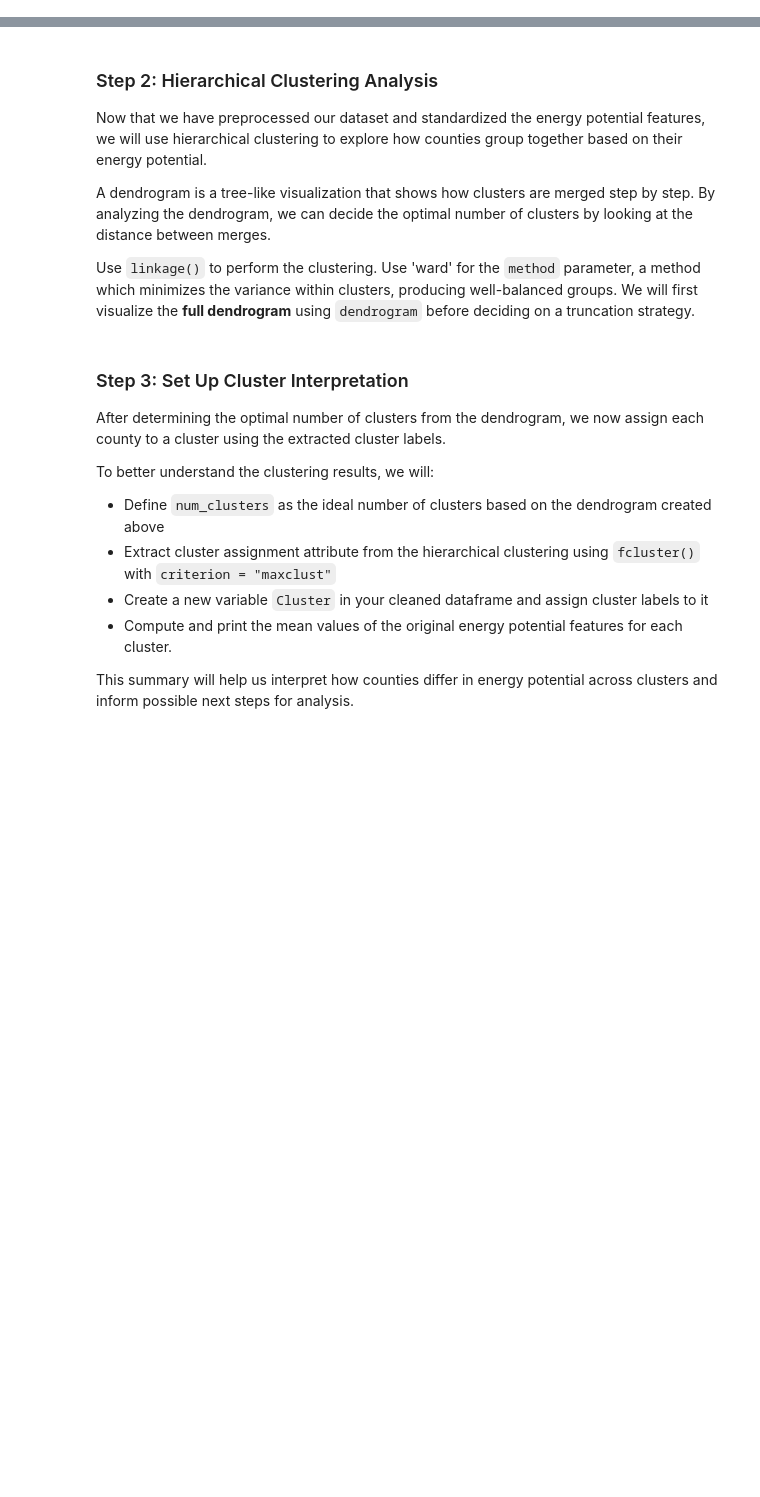
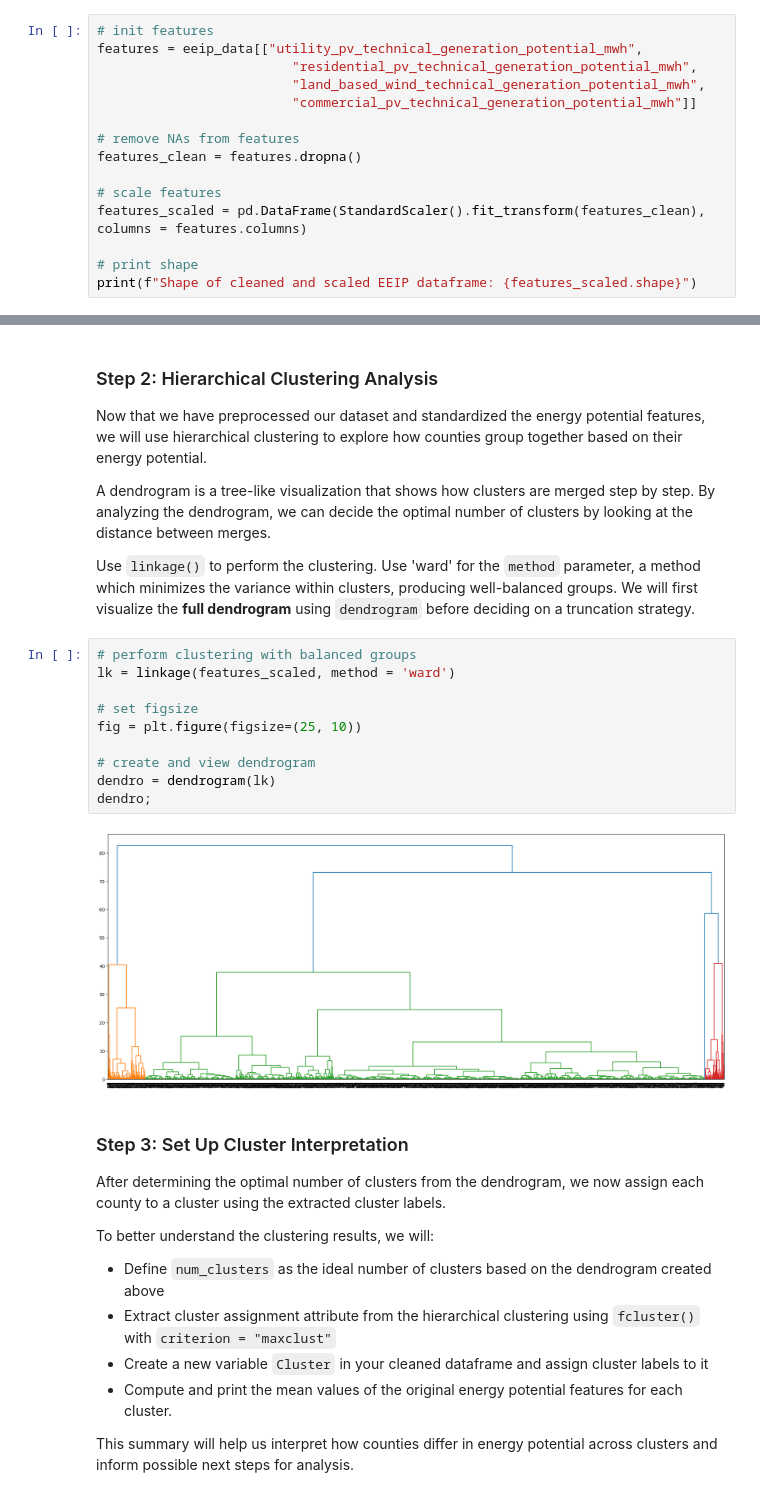
Before and after one commit to silkieMoth/EDS232-labs, a Jupyter notebook: Week8/lab8-ej-clustering-.ipynb, the cells around one changed output, grey strips where cells are left out. Cells and saved outputs as stored; diff of their text form; blank space fills up the shorter version.

```diff
--- a/Week8/lab8-ej-clustering-.ipynb
+++ b/Week8/lab8-ej-clustering-.ipynb
@@ -49,0 +36,15 @@ features_clean = features.drop(features[features.isna().any(axis = 1)], axis = 1
+# %%
+# init features
+features = eeip_data[["utility_pv_technical_generation_potential_mwh",
+                         "residential_pv_technical_generation_potential_mwh",
+                         "land_based_wind_technical_generation_potential_mwh",
+                         "commercial_pv_technical_generation_potential_mwh"]]
+
+# remove NAs from features
+features_clean = features.dropna()
+
+# scale features
+features_scaled = pd.DataFrame(StandardScaler().fit_transform(features_clean), columns = features.columns)
+
+# print shape
+print(f"Shape of cleaned and scaled EEIP dataframe: {features_scaled.shape}")
@@ -55,6 +58,18 @@ Now that we have preprocessed our dataset and standardized the energy potential
 A dendrogram is a tree-like visualization that shows how clusters are merged step by step. By analyzing the dendrogram, we can decide the optimal number of clusters by looking at the distance between merges.
 
 Use `linkage()` to perform the clustering.  Use 'ward' for the `method` parameter, a method which minimizes the variance within clusters, producing well-balanced groups. We will first visualize the **full dendrogram** using `dendrogram` before deciding on a truncation strategy.
+# %%
+# perform clustering with balanced groups
+lk = linkage(features_scaled, method = 'ward')
+
+# set figsize
+fig = plt.figure(figsize=(25, 10))
+
+# create and view dendrogram
+dendro = dendrogram(lk)
+dendro;
+# %% [output]
+[figure, added]
 # %% [markdown]
 ### Step 3: Set Up Cluster Interpretation
 
```
Also changed, not shown: parts of 13 cells of this notebook, 2 other files.
